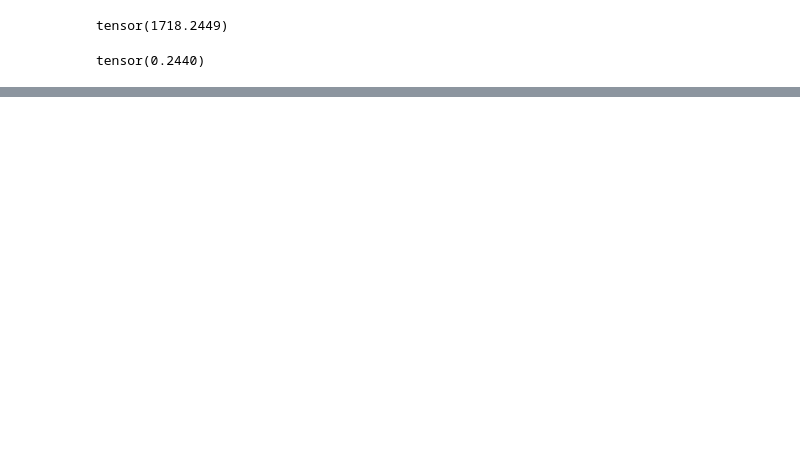
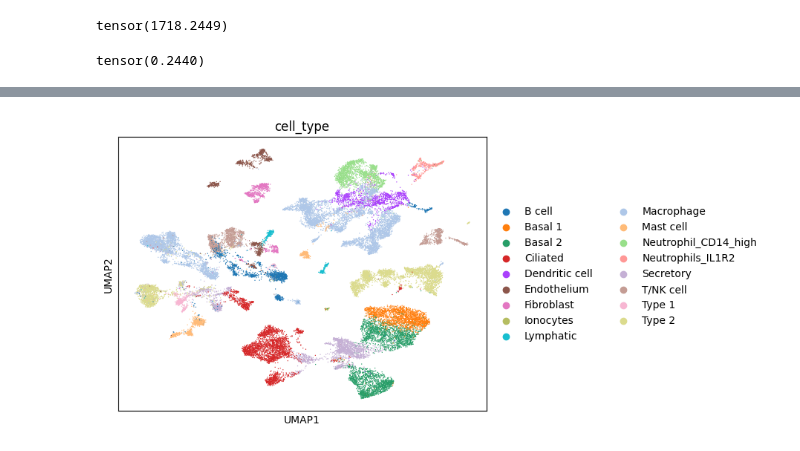
Before and after one commit to theislab/CFGen, a Jupyter notebook: notebooks/experiments/test_generation_lung_atlas.ipynb, the cells around one changed output, grey strips where cells are left out. Cells and saved outputs as stored; diff of their text form; code cells hidden in the pictures; blank space fills up the shorter version.

```diff
--- a/notebooks/experiments/test_generation_lung_atlas.ipynb
+++ b/notebooks/experiments/test_generation_lung_atlas.ipynb
@@ -51,9 +71,9 @@ dataset_config = {'dataset_path': '../../datasets/processed/lung_atlas.h5ad',
                     'target_max': 1,
                     'target_min': -1,
                     'n_dimensions': None,
-                    'one_hot_encode_features': True,
+                    'one_hot_encode_features': False,
                     'split_rates': [0.90, 0.05, 0.05],
-                    'cov_embedding_dimensions': None}
+                    'cov_embedding_dimensions': 128}
 
 generative_model_config = {'x0_from_x_kwargs': {
                                 'dims': [512, 512],
@@ -290,0 +315,4 @@ ad = sc.read_h5ad('../../datasets/processed/lung_atlas.h5ad')
+# %%
+sc.pl.umap(adata_original, color="cell_type")
+# %% [output]
+[figure, added]
```
Also changed, not shown: parts of 28 cells of this notebook, 5 other files.
